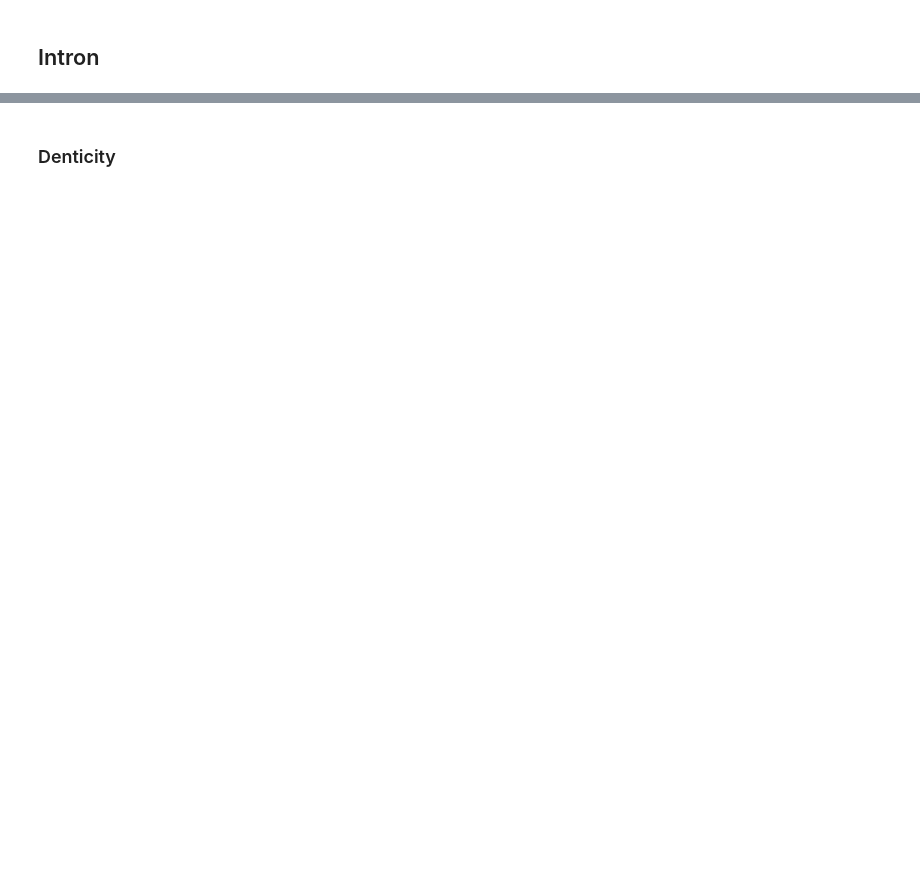
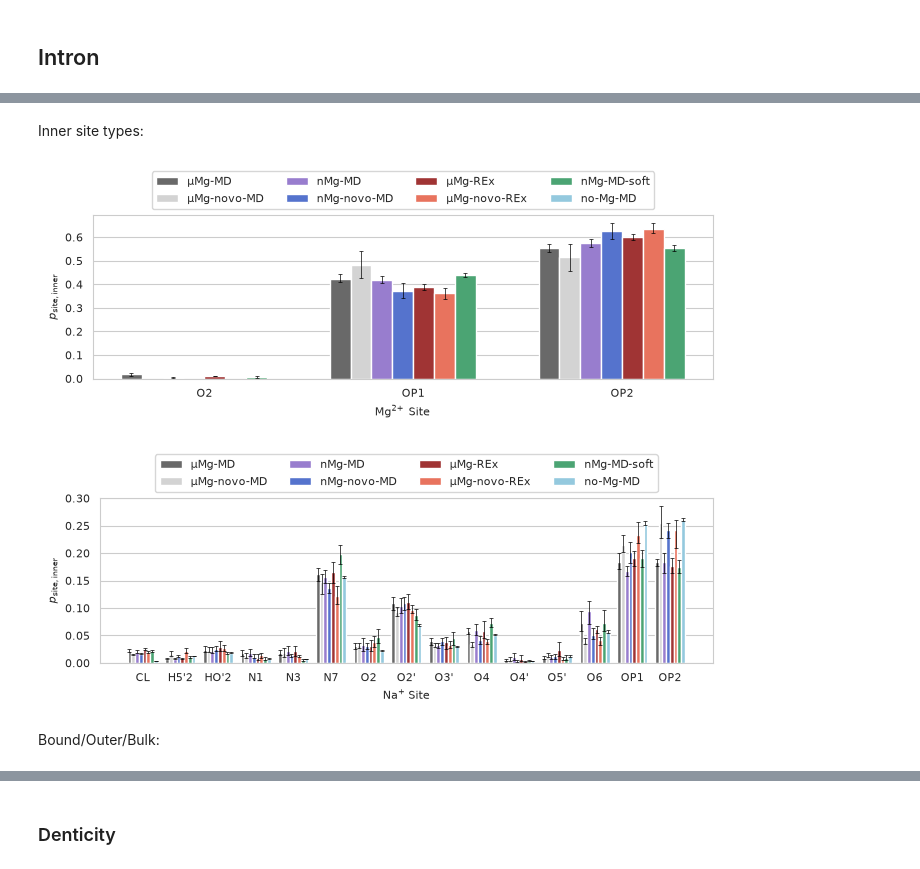
Before and after one commit to ollyfutur/mg_sampling, a Jupyter notebook: paper/03-IntronBinding.ipynb, the cells around one changed output, grey strips where cells are left out. Cells and saved outputs as stored; diff of their text form; code cells hidden in the pictures; blank space fills up the shorter version.

```diff
--- a/paper/03-IntronBinding.ipynb
+++ b/paper/03-IntronBinding.ipynb
@@ -457,0 +280,64 @@ for ion in ['MG', 'NA']:
+# %% [markdown]
+Inner site types:
+# %%
+# Fraction of inner-sphere contacts on each atom type: pooled over blocks, block-bootstrap interval
+bound = production(df.query('n_inner > 0')).explode('inner_names')
+counts = bound.groupby(['ion', 'sim', *BLOCK, 'inner_names']).size().unstack(fill_value=0)
+
+
+def fraction(x, weights):
+    p = average(x, weights)
+    return p / p.sum()
+
+
+results = {}
+for (ion, sim), c in counts.groupby(['ion', 'sim']):
+    frames = n_frames.loc[ion, sim]
+    c = c.droplevel(['ion', 'sim']).reindex(frames.index, fill_value=0)
+    c = c.loc[:, c.sum() > 0]
+    results[ion, sim] = block_ci(c.div(frames, axis=0), frames, statistic=fraction)
+result = pd.concat(results, names=['ion', 'sim']).rename(columns={'mean': 'p', 'p025': 'p_low', 'p975': 'p_high'})
+result['p_max'] = result.groupby(['ion', 'inner_names'], observed=False)['p'].transform('max')
+# %%
+for ion in ['MG', 'NA']:
+    fig, ax = plt.subplots(figsize=(17.1*cm, 6.5*cm))
+
+    data = result.query('p_max > 0.01').loc[ion].rename(index=simlabels).reset_index()
+    data['sim'] = data['sim'].astype(CategoricalDtype(categories=labelselection, ordered=True)).cat.remove_unused_categories()
+
+    data['inner_names'] = data['inner_names'].astype(CategoricalDtype(categories=data['inner_names'].unique(), ordered=True)).cat.remove_unused_categories()
+    data = data.sort_values(['inner_names', 'sim'])
+
+    ax = sns.barplot(
+        data=data,
+        x='inner_names',
+        y='p',
+        hue='sim',
+        palette=labelcolors,
+        ax=ax,
+        hue_order=labelselection,
+    )
+
+    for i, (sim, group) in enumerate(data.groupby('sim', observed=True)):
+        container = ax.containers[i]
+        x_coords = [rect.get_x() + rect.get_width() / 2 for rect in container]
+        yerr = (group['p'] - group['p_low'], group['p_high'] - group['p'])
+        ax.errorbar(
+            y=group['p'],
+            x=x_coords,
+            yerr=yerr,
+            ls='none',
+            c='black',
+            capsize=1.5,
+            elinewidth=0.5,
+            capthick=0.5,
+        )
+    ax.legend(ncol=4, title=None, loc='lower center', bbox_to_anchor=(0.5, 1))
+    ax.set_xlabel(f'{ionlabels[ion]} Site')
+    ax.set_ylabel(r'$p_\mathrm{site,inner}$')
+    fig.savefig(f'figures/{ion}_sites.pdf')
+# %% [output]
+[figure, added]
+[figure, added]
+# %% [markdown]
+Bound/Outer/Bulk:
```
Also changed, not shown: parts of 68 cells of this notebook, 6 other files.
